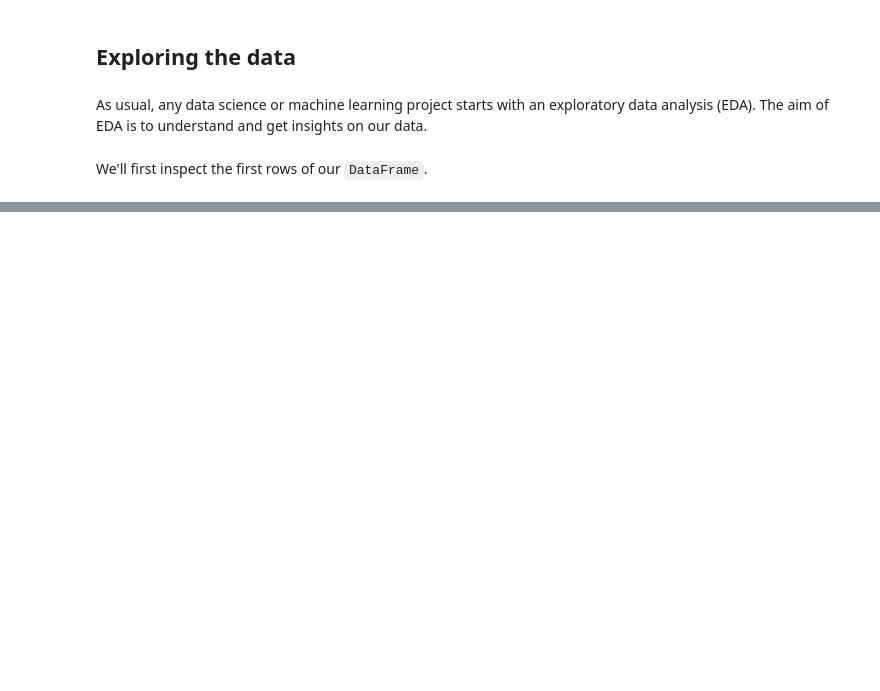
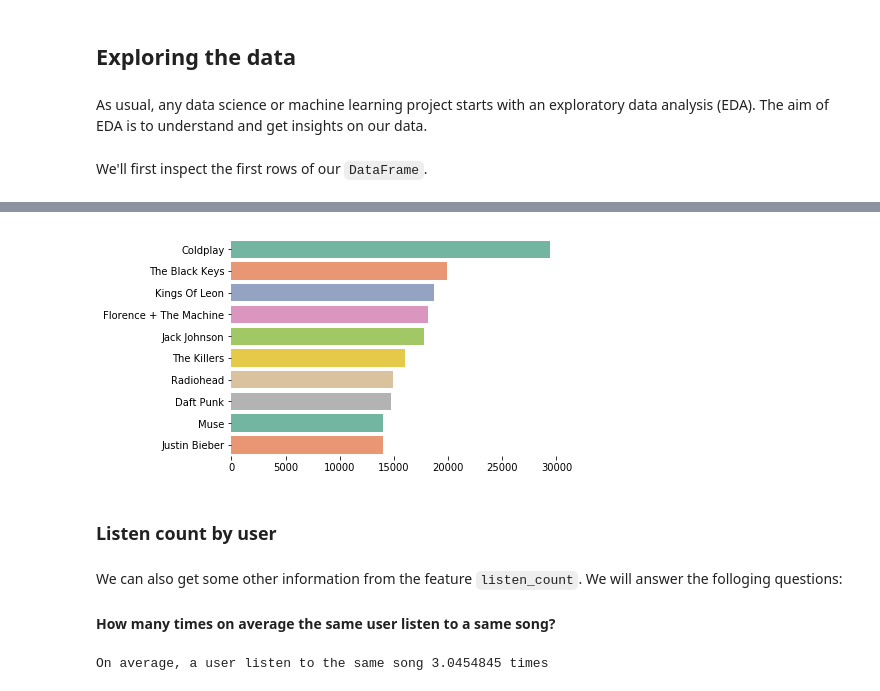
Before and after one commit to ugis22/music_recommender, a Jupyter notebook: collaborative recommender system/CF_knn_music_recommender.ipynb, the cells around one changed output, grey strips where cells are left out. Saved outputs shown, nothing was run; the diff lists cells and outputs as text; code cells hidden in the pictures; blank space fills up the shorter version.

```diff
--- a/collaborative recommender system/CF_knn_music_recommender.ipynb
+++ b/collaborative recommender system/CF_knn_music_recommender.ipynb
@@ -81,0 +175,7 @@ There are 76353 unique users and 10000 unique movies in this data set
+# %%
+#count how many rows we have by artist name, we show only the ten more popular artist
+ten_pop_artists  = df_songs.groupby(['artist_name'])['listen_count'].count().reset_index().sort_values(['listen_count', 'artist_name'],
+                                                                                                ascending = [0,1])
+# %%
+ten_pop_artists = ten_pop_artists[:10]
+ten_pop_artists
@@ -81,0 +194,18 @@ There are 76353 unique users and 10000 unique movies in this data set
+# %%
+plt.figure()
+labels = ten_pop_artists['artist_name'].tolist()
+counts = ten_pop_artists['listen_count'].tolist()
+sns.barplot(x=counts, y=labels, palette='Set2')
+sns.despine(left=True, bottom=True)
+# %% [output]
+[figure, added]
+# %% [markdown]
+### Listen count by user
+# %% [markdown]
+We can also get some other information from the feature `listen_count`. We will answer the folloging questions:
+# %% [markdown]
+**How many times on average the same user listen to a same song?**
+# %%
+print(f"On average, a user listen to the same song {df_songs['listen_count'].mean()} times")
+# %% [output]
+On average, a user listen to the same song 3.0454845 times
```
Also changed, not shown: parts of 42 cells of this notebook.
